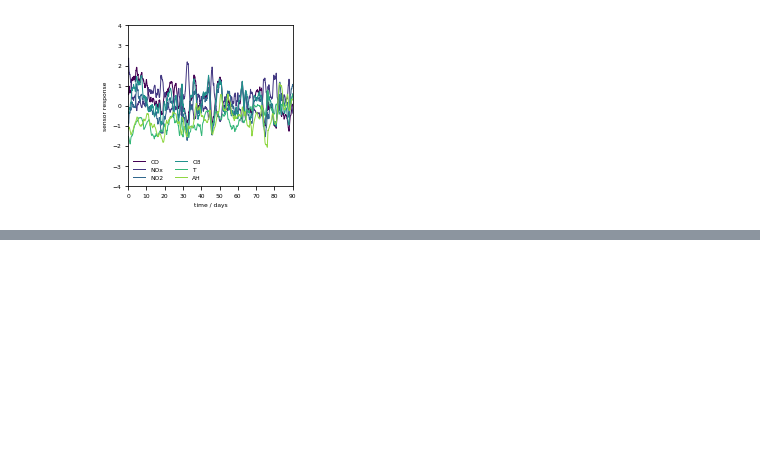
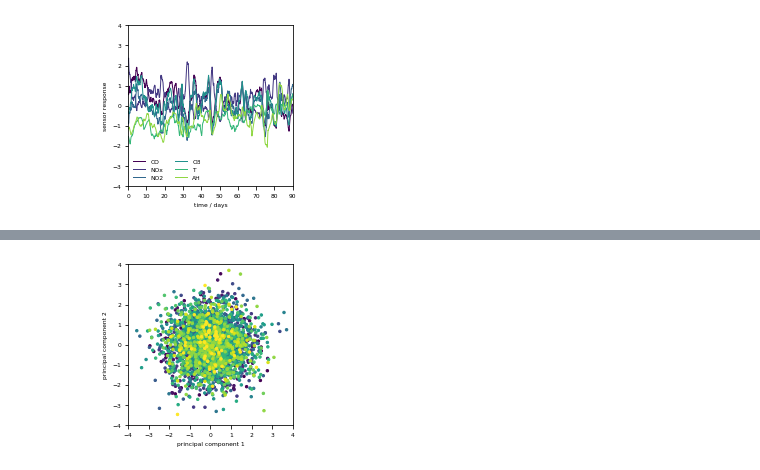
Before and after one commit to gtancev/Chemical-Sensor-Data, a Jupyter notebook: NN_sklearn/main_time_series_analysis.ipynb, the cells around one changed output, grey strips where cells are left out. Saved outputs shown, nothing was run; the diff lists cells and outputs as text; code cells hidden in the pictures; blank space fills up the shorter version.

```diff
--- a/NN_sklearn/main_time_series_analysis.ipynb
+++ b/NN_sklearn/main_time_series_analysis.ipynb
@@ -129,0 +130,15 @@ plt.show()
+# %%
+X_random = np.random.normal(size=X.shape)
+Y_random = dim_red.fit_transform(X_random)
+
+fig = plt.figure(figsize=(2.95,2.95))
+ax = fig.add_subplot(111)
+ax.scatter(Y_random[:, 0], Y_random[:, 1], c=data_[data_["Interval"] < 20]["Interval"], cmap=plt.cm.viridis, s=6, alpha=1.0)
+ax.set_xlabel('principal component 1')
+ax.set_ylabel('principal component 2')
+ax.set_xlim((-4,4))
+ax.set_ylim((-4,4))
+plt.savefig('./figures/time_series_PCA_random',dpi=900,transparent=True,orientation='landscape',bbox_inches='tight')
+plt.show()
+# %% [output]
+[figure, added]
```
Also changed, not shown: parts of 3 cells of this notebook.
